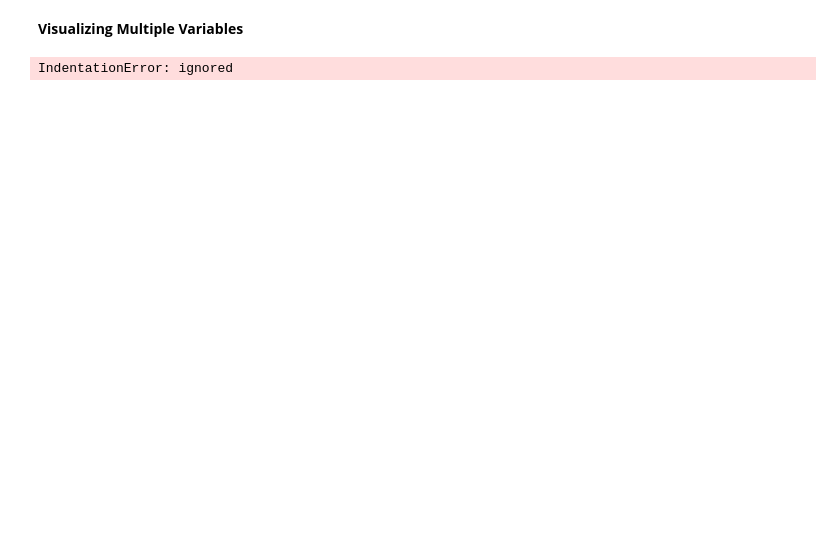
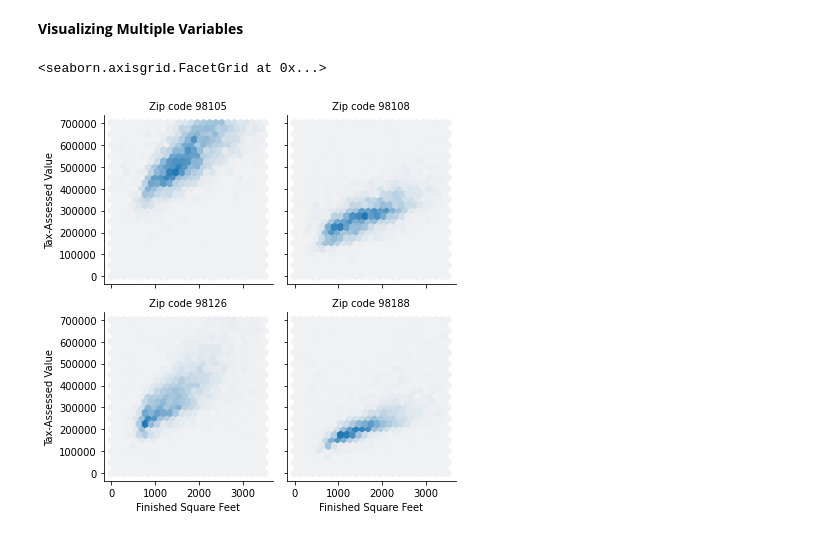
Before and after one commit to rekuantsun/PTDL-Python, a Jupyter notebook: TKMT_2.ipynb, the cells around one changed output. Cells and saved outputs as stored; diff of their text form; code cells hidden in the pictures; blank space fills up the shorter version.

```diff
--- a/TKMT_2.ipynb
+++ b/TKMT_2.ipynb
@@ -208,14 +196,14 @@ NameError: ignored
 # %%
 zip_codes = [98188, 98105, 98108, 98126]
 kc_tax_zip = kc_tax0.loc[kc_tax0.ZipCode.isin(zip_codes),:]
 kc_tax_zip
 def hexbin(x, y, color, **kwargs):
-cmap = sns.light_palette(color, as_cmap=True)
-plt.hexbin(x, y, gridsize=25, cmap=cmap, **kwargs)
+  cmap = sns.light_palette(color, as_cmap=True)
+  plt.hexbin(x, y, gridsize=25, cmap=cmap, **kwargs)
 g = sns.FacetGrid(kc_tax_zip, col='ZipCode', col_wrap=2)
-g.map(hexbin, 'SqFtTotLiving', 'TaxAssessedValue',
-extent=[0, 3500, 0, 700000])
+g.map(hexbin, 'SqFtTotLiving', 'TaxAssessedValue', extent=[0, 3500, 0, 700000])
 g.set_axis_labels('Finished Square Feet', 'Tax-Assessed Value')
 g.set_titles('Zip code {col_name:.0f}')
 # %% [output]
-IndentationError: ignored
+<seaborn.axisgrid.FacetGrid at 0x...>
+[figure, added]
```
Also changed, not shown: parts of 6 cells of this notebook.
